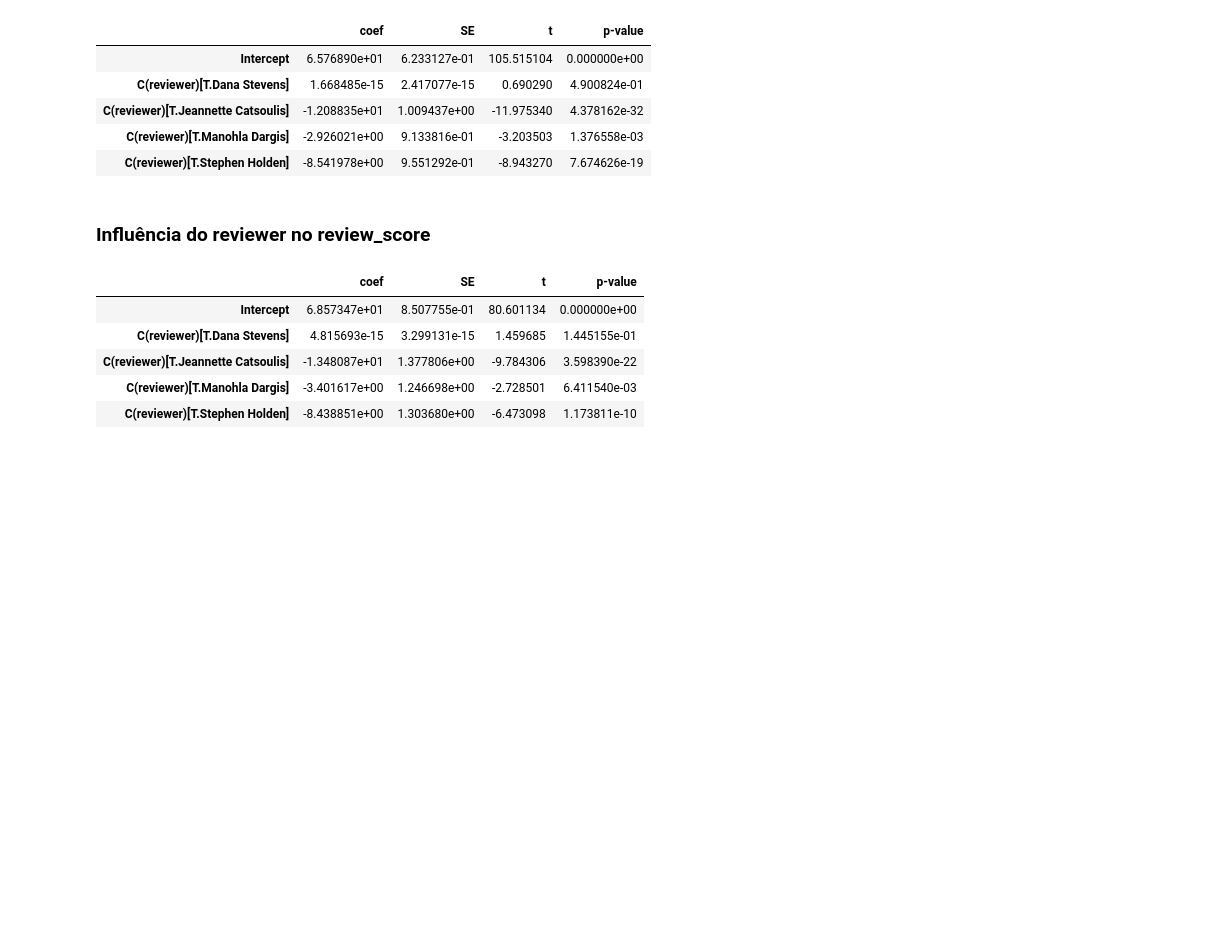
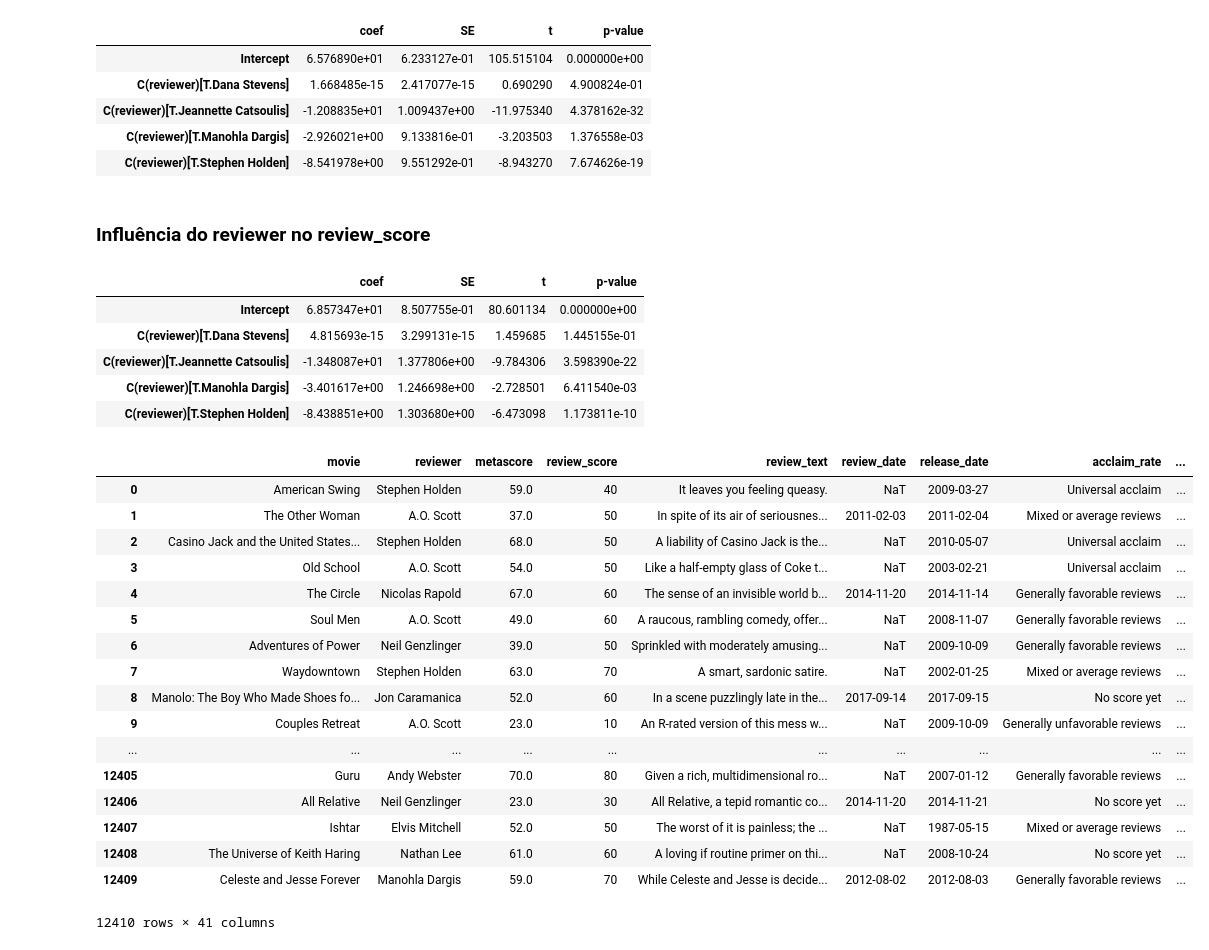
Before and after one commit to gabrieldluca/2017-2-projeto-metascience, a Jupyter notebook: notebooks/analysis.ipynb, the cells around one changed output. Drawn from its saved outputs; the diff is of its cells as text; code cells hidden in the pictures; blank space fills up the shorter version.

```diff
--- a/notebooks/analysis.ipynb
+++ b/notebooks/analysis.ipynb
@@ -316,3 +316,24 @@ display(result)
 | C(reviewer)[T.Jeannette Catsoulis] | -1.348087e+01 | 1.377806e+00 | -9.784306 | 3.598390e-22 |
 | C(reviewer)[T.Manohla Dargis] | -3.401617e+00 | 1.246698e+00 | -2.728501 | 6.411540e-03 |
 | C(reviewer)[T.Stephen Holden] | -8.438851e+00 | 1.303680e+00 | -6.473098 | 1.173811e-10 |
+# %%
+movie_data
+# %% [output]
+|  | movie | reviewer | metascore | review_score | review_text | review_date | release_date | acclaim_rate | ... |
+| 0 | American Swing | Stephen Holden | 59.0 | 40 | It leaves you feeling queasy. | NaT | 2009-03-27 | Universal acclaim | ... |
+| 1 | The Other Woman | A.O. Scott | 37.0 | 50 | In spite of its air of seriousnes... | 2011-02-03 | 2011-02-04 | Mixed or average reviews | ... |
+| 2 | Casino Jack and the United States... | Stephen Holden | 68.0 | 50 | A liability of Casino Jack is the... | NaT | 2010-05-07 | Universal acclaim | ... |
+| 3 | Old School | A.O. Scott | 54.0 | 50 | Like a half-empty glass of Coke t... | NaT | 2003-02-21 | Universal acclaim | ... |
+| 4 | The Circle | Nicolas Rapold | 67.0 | 60 | The sense of an invisible world b... | 2014-11-20 | 2014-11-14 | Generally favorable reviews | ... |
+| 5 | Soul Men | A.O. Scott | 49.0 | 60 | A raucous, rambling comedy, offer... | NaT | 2008-11-07 | Generally favorable reviews | ... |
+| 6 | Adventures of Power | Neil Genzlinger | 39.0 | 50 | Sprinkled with moderately amusing... | NaT | 2009-10-09 | Generally favorable reviews | ... |
+| 7 | Waydowntown | Stephen Holden | 63.0 | 70 | A smart, sardonic satire. | NaT | 2002-01-25 | Mixed or average reviews | ... |
+| 8 | Manolo: The Boy Who Made Shoes fo... | Jon Caramanica | 52.0 | 60 | In a scene puzzlingly late in the... | 2017-09-14 | 2017-09-15 | No score yet | ... |
+| 9 | Couples Retreat | A.O. Scott | 23.0 | 10 | An R-rated version of this mess w... | NaT | 2009-10-09 | Generally unfavorable reviews | ... |
+| ... | ... | ... | ... | ... | ... | ... | ... | ... | ... |
+| 12405 | Guru | Andy Webster | 70.0 | 80 | Given a rich, multidimensional ro... | NaT | 2007-01-12 | Generally favorable reviews | ... |
+| 12406 | All Relative | Neil Genzlinger | 23.0 | 30 | All Relative, a tepid romantic co... | 2014-11-20 | 2014-11-21 | No score yet | ... |
+| 12407 | Ishtar | Elvis Mitchell | 52.0 | 50 | The worst of it is painless; the ... | NaT | 1987-05-15 | Mixed or average reviews | ... |
+| 12408 | The Universe of Keith Haring | Nathan Lee | 61.0 | 60 | A loving if routine primer on thi... | NaT | 2008-10-24 | No score yet | ... |
+| 12409 | Celeste and Jesse Forever | Manohla Dargis | 59.0 | 70 | While Celeste and Jesse is decide... | 2012-08-02 | 2012-08-03 | Generally favorable reviews | ... |
+12410 rows × 41 columns
```
Also changed, not shown: parts of 3 cells of this notebook.
